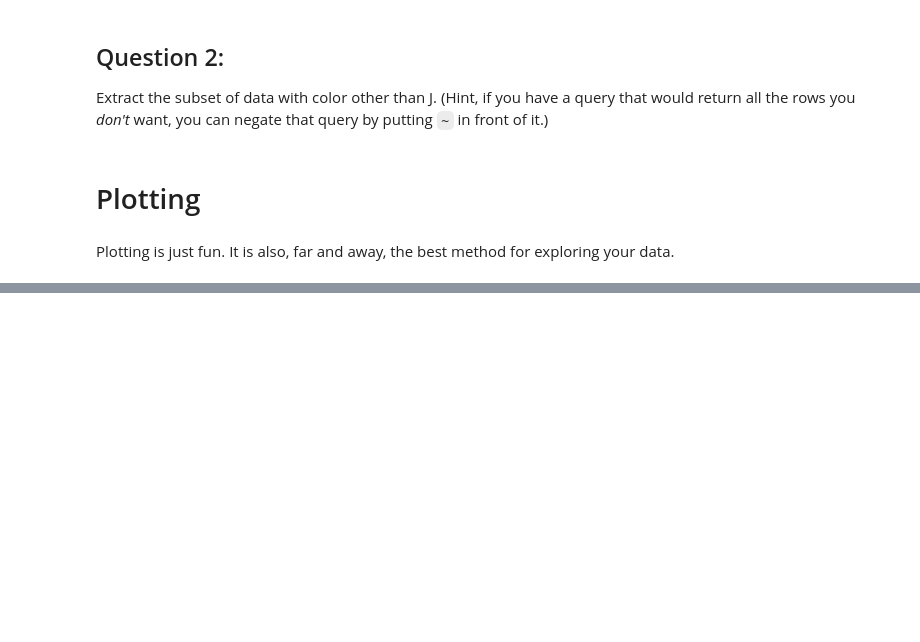
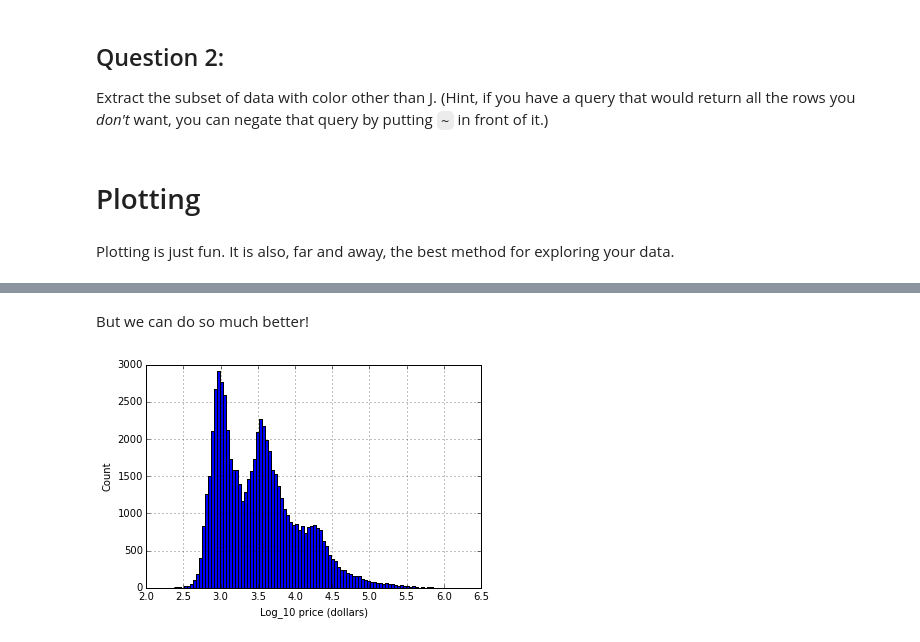
Before and after one commit to jmxpearson/DIBS_materials, a Jupyter notebook: python/Basic Data Analysis.ipynb, the cells around one changed output, grey strips where cells are left out. Drawn from its saved outputs; the diff is of its cells as text; code cells hidden in the pictures; blank space fills up the shorter version.

```diff
--- a/python/Basic Data Analysis.ipynb
+++ b/python/Basic Data Analysis.ipynb
@@ -466,0 +490,11 @@ Plotting is just fun. It is also, far and away, the best method for exploring yo
+# %% [markdown]
+But we can do so much better!
+# %%
+#let's pull out the big guns
+import matplotlib.pyplot as plt
+
+log_price.plot(kind='hist', bins=100)
+plt.xlabel('Log_10 price (dollars)')
+plt.ylabel('Count');
+# %% [output]
+[figure, added]
```
Also changed, not shown: parts of 8 cells of this notebook.
